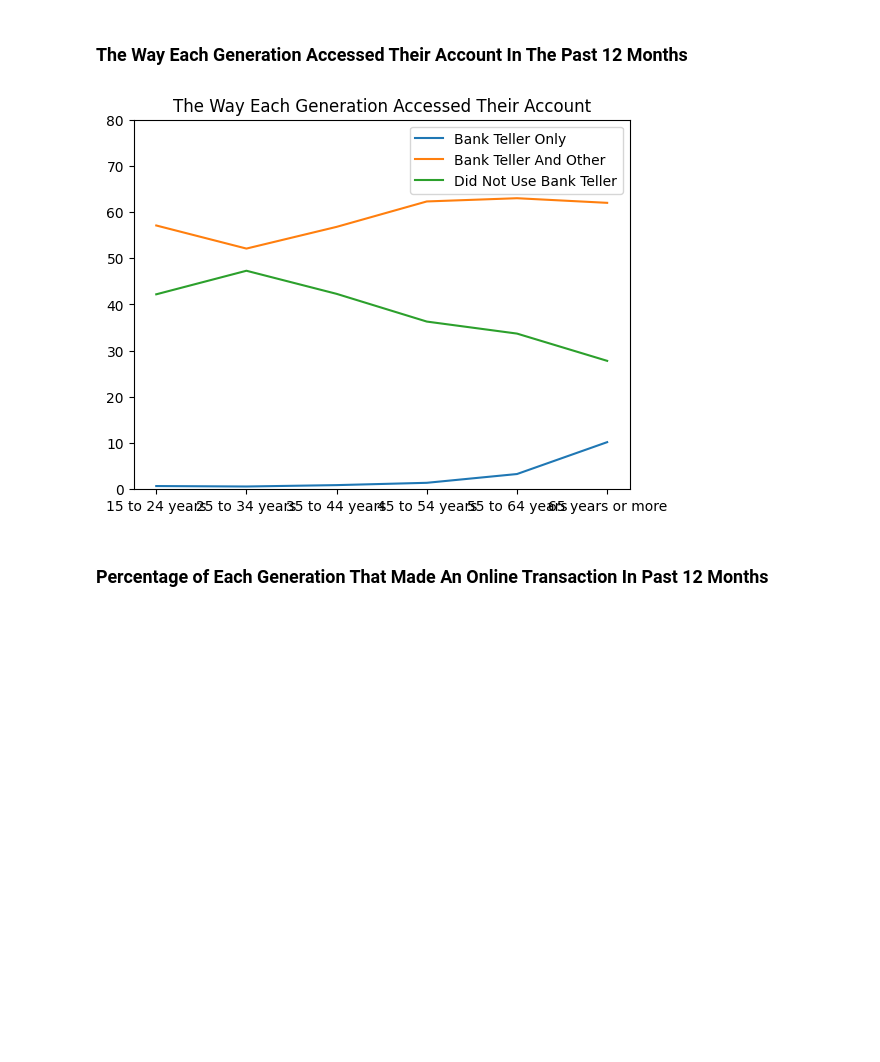
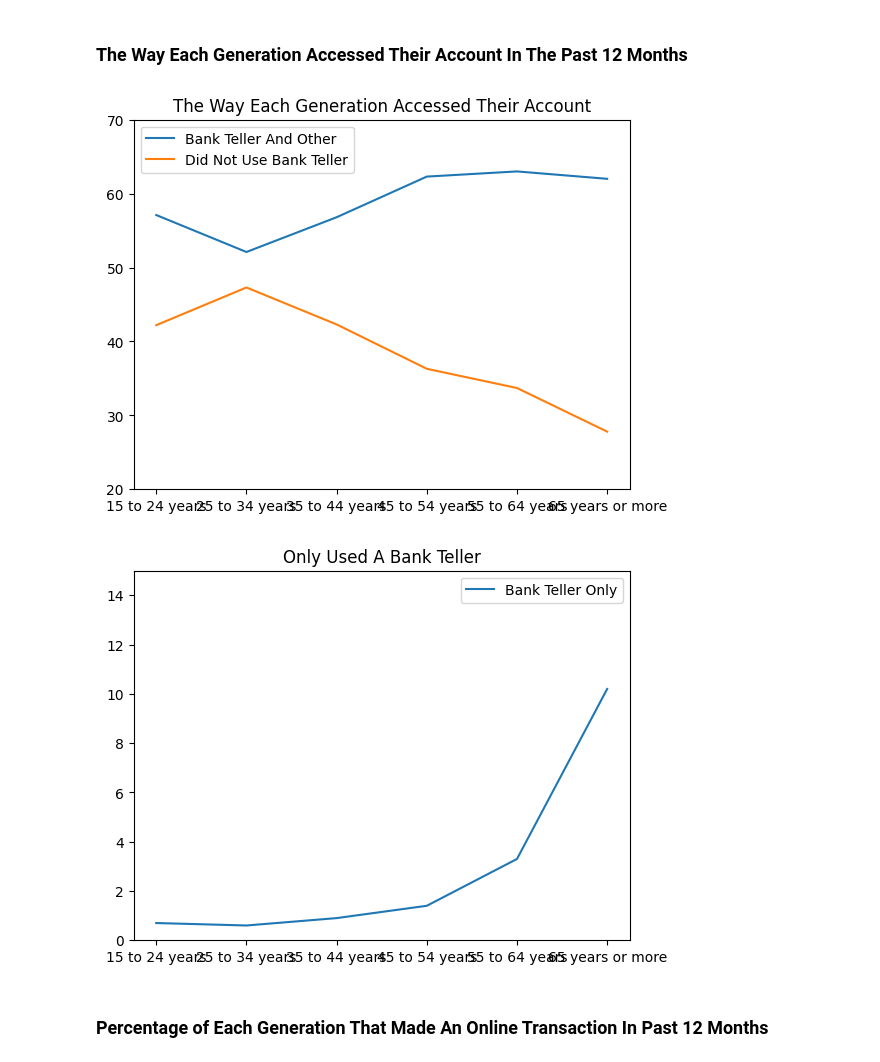
Before and after one commit to ryanmoore2121/Capstone, a Jupyter notebook: Banking.ipynb, the cells around one changed output. Cells and saved outputs as stored; diff of their text form; code cells hidden in the pictures; blank space fills up the shorter version.

```diff
--- a/Banking.ipynb
+++ b/Banking.ipynb
@@ -33,28 +33,34 @@ plt.show
 # %%
 import pandas as pd
 import matplotlib.pyplot as plt
 
 
 #Code that pulls the dataset and reads it
 df = pd.read_csv('UsedBankTeller.csv')
 
 #Code that creates a bar graph for percentage of each generations most common way to access their bank accounts.
 x = df['Row Variables']
 y = df["Used bank teller only"]
 y2= df['Used bank teller and other methods']
 y3= df['Did not use bank teller but used other methods']
 
 plt.figure()
-plt.plot(x,y, label = 'Bank Teller Only')
 plt.plot(x, y2, label = 'Bank Teller And Other')
 plt.plot(x, y3, label = 'Did Not Use Bank Teller')
 plt.title('The Way Each Generation Accessed Their Account')
 plt.legend()
-plt.ylim(0,80)
+plt.ylim(20,70)
 
 plt.show()
+
+plt.plot(x,y, label = 'Bank Teller Only')
+plt.title("Only Used A Bank Teller")
+plt.legend()
+plt.ylim(0,15)
+plt.show()
 # %% [output]
-[figure, old version]
+[figure, new version]
+[figure, added]
 # %% [markdown]
 ### Percentage of Each Generation That Made An Online Transaction In Past 12 Months
 # %%
```
Also changed, not shown: parts of 3 cells of this notebook, 1 other file.
